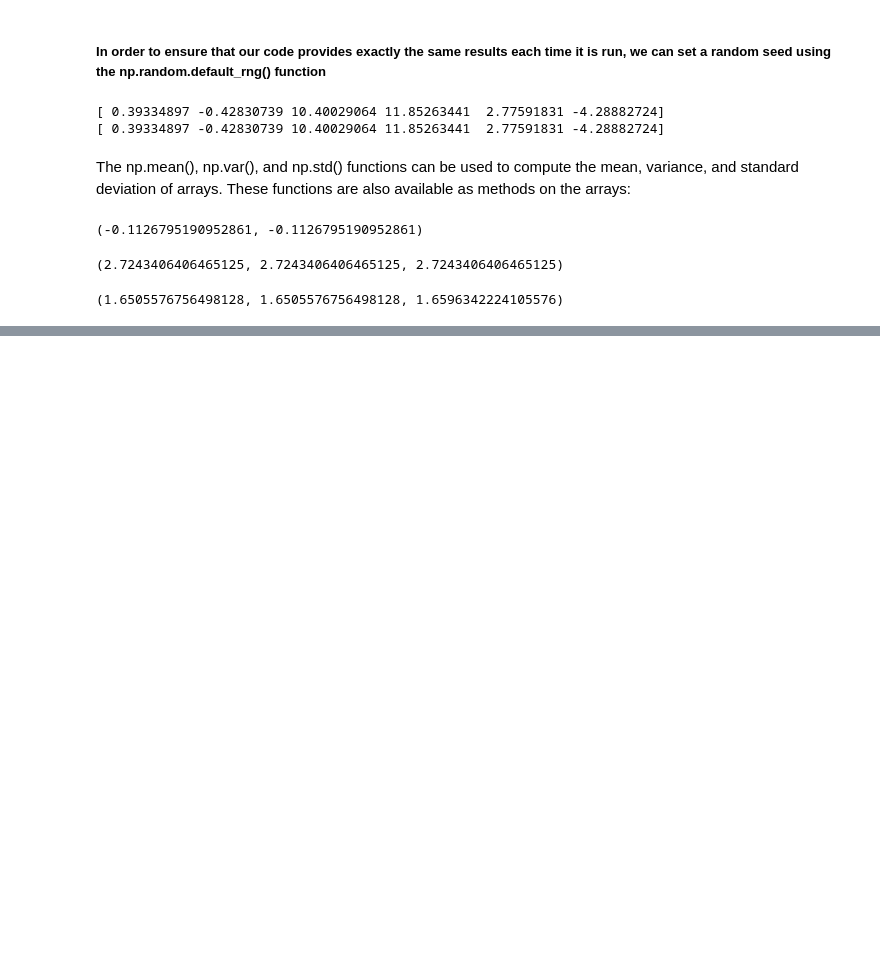
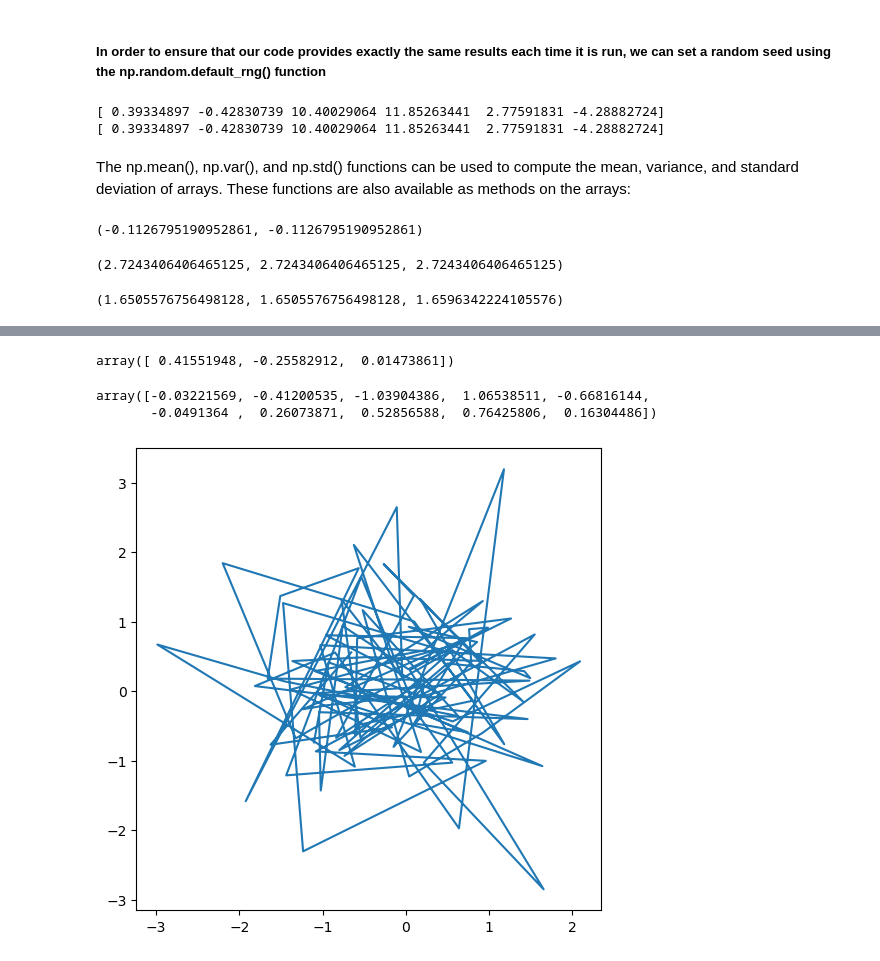
Before and after one commit to rabobahago/Python_ML_Data_Science, a Jupyter notebook: ML_with_python/introduction_lab.ipynb, the cells around one changed output, grey strips where cells are left out. Saved outputs shown, nothing was run; the diff lists cells and outputs as text; code cells hidden in the pictures; blank space fills up the shorter version.

Commit message:
subplot imported from matplotlib.pyplot added

```diff
--- a/ML_with_python/introduction_lab.ipynb
+++ b/ML_with_python/introduction_lab.ipynb
@@ -181,0 +186,4 @@ np.std(y), np.sqrt(np.var(y)), np.sqrt(np.mean((y - np.mean(x))**2))
+# %%
+rng = np.random.default_rng(3)
+X = rng.standard_normal((10, 3))
+X
@@ -181,0 +201,17 @@ np.std(y), np.sqrt(np.var(y)), np.sqrt(np.mean((y - np.mean(x))**2))
+# %%
+X.mean(axis = 0)
+# %% [output]
+array([ 0.41551948, -0.25582912,  0.01473861])
+# %%
+X.mean(axis=1)
+# %% [output]
+array([-0.03221569, -0.41200535, -1.03904386,  1.06538511, -0.66816144,
+       -0.0491364 ,  0.26073871,  0.52856588,  0.76425806,  0.16304486])
+# %%
+from matplotlib.pyplot import subplots
+fig, ax = subplots(figsize =(6,6))
+x = rng.standard_normal(100)
+y = rng.standard_normal(100)
+ax.plot(x, y);
+# %% [output]
+[figure, added]
```
Also changed, not shown: parts of 6 cells of this notebook.
